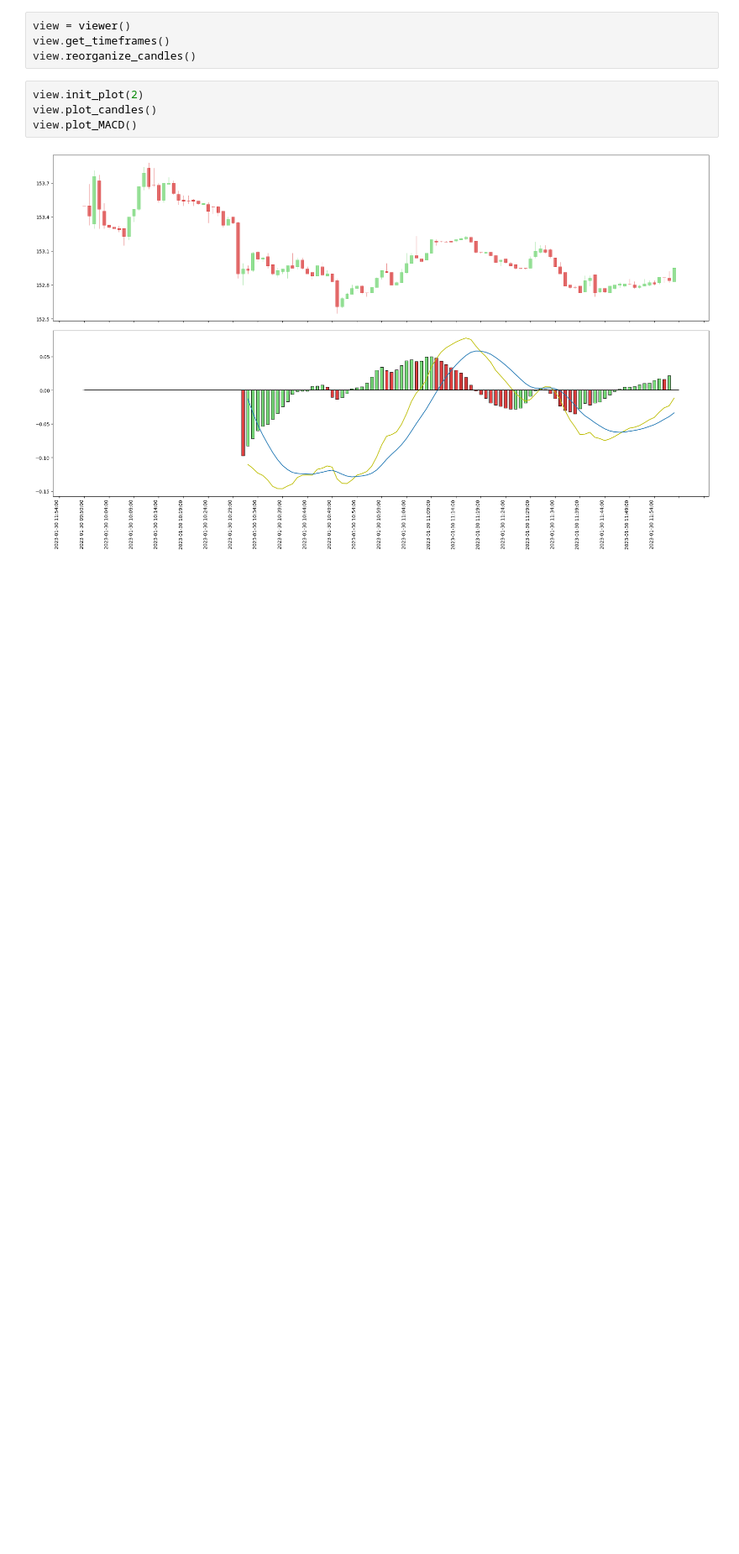
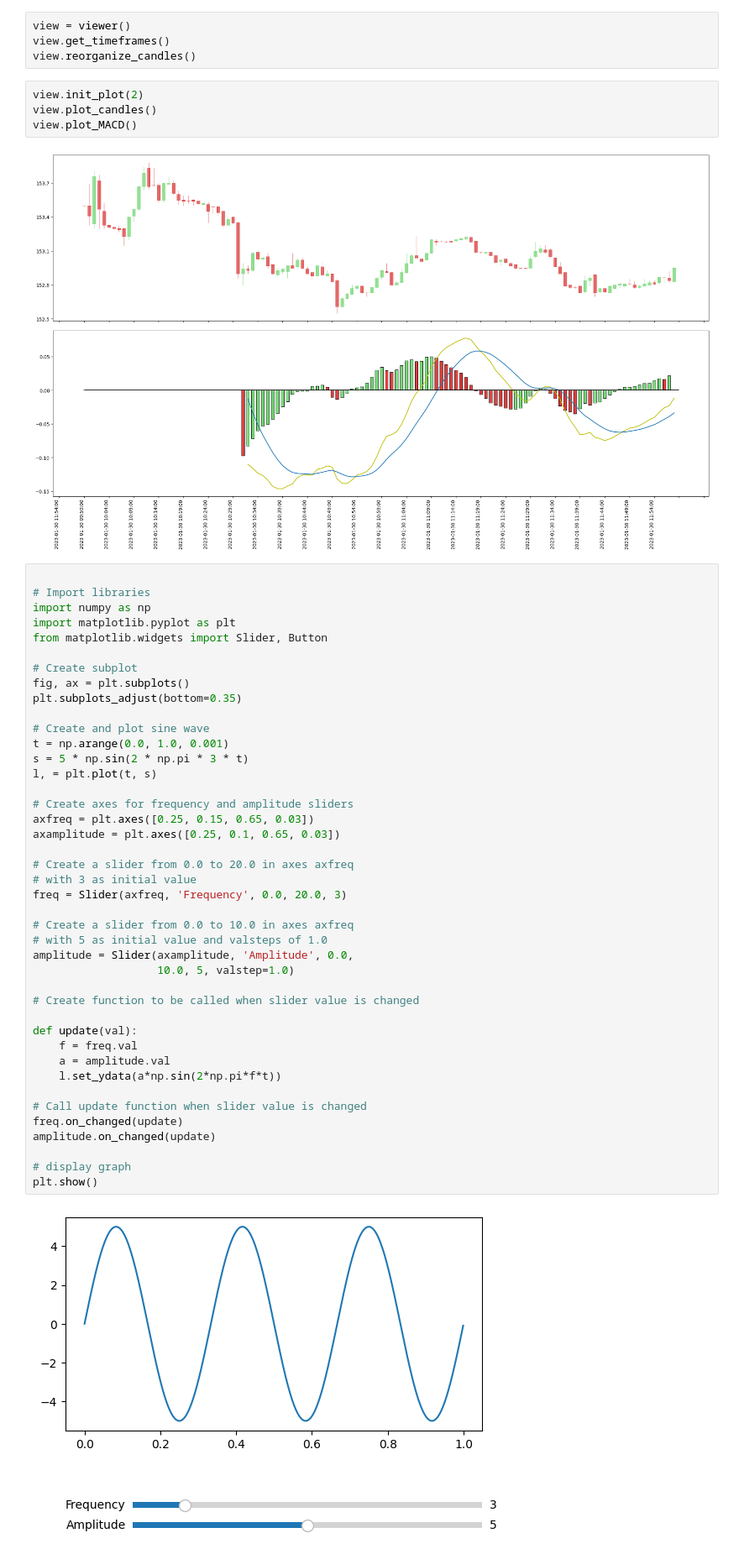
Before and after one commit to FlameDanita/MOEX_Assistant, a Jupyter notebook: MOEX_viewer.ipynb, the cells around one changed output. Shown at 84% size. Cells and saved outputs as stored; diff of their text form; blank space fills up the shorter version.

Commit message:
Slider enabled

```diff
--- a/MOEX_viewer.ipynb
+++ b/MOEX_viewer.ipynb
@@ -136,3 +150,47 @@ view.plot_candles()
 view.plot_MACD()
 # %% [output]
 [figure]
+# %%
+
+# Import libraries
+import numpy as np
+import matplotlib.pyplot as plt
+from matplotlib.widgets import Slider, Button
+
+# Create subplot
+fig, ax = plt.subplots()
+plt.subplots_adjust(bottom=0.35)
+
+# Create and plot sine wave
+t = np.arange(0.0, 1.0, 0.001)
+s = 5 * np.sin(2 * np.pi * 3 * t)
+l, = plt.plot(t, s)
+
+# Create axes for frequency and amplitude sliders
+axfreq = plt.axes([0.25, 0.15, 0.65, 0.03])
+axamplitude = plt.axes([0.25, 0.1, 0.65, 0.03])
+
+# Create a slider from 0.0 to 20.0 in axes axfreq
+# with 3 as initial value
+freq = Slider(axfreq, 'Frequency', 0.0, 20.0, 3)
+
+# Create a slider from 0.0 to 10.0 in axes axfreq
+# with 5 as initial value and valsteps of 1.0
+amplitude = Slider(axamplitude, 'Amplitude', 0.0,
+                   10.0, 5, valstep=1.0)
+
+# Create function to be called when slider value is changed
+
+def update(val):
+    f = freq.val
+    a = amplitude.val
+    l.set_ydata(a*np.sin(2*np.pi*f*t))
+
+# Call update function when slider value is changed
+freq.on_changed(update)
+amplitude.on_changed(update)
+
+# display graph
+plt.show()
+# %% [output]
+[figure, added]
```
Also changed, not shown: parts of 5 cells of this notebook.
